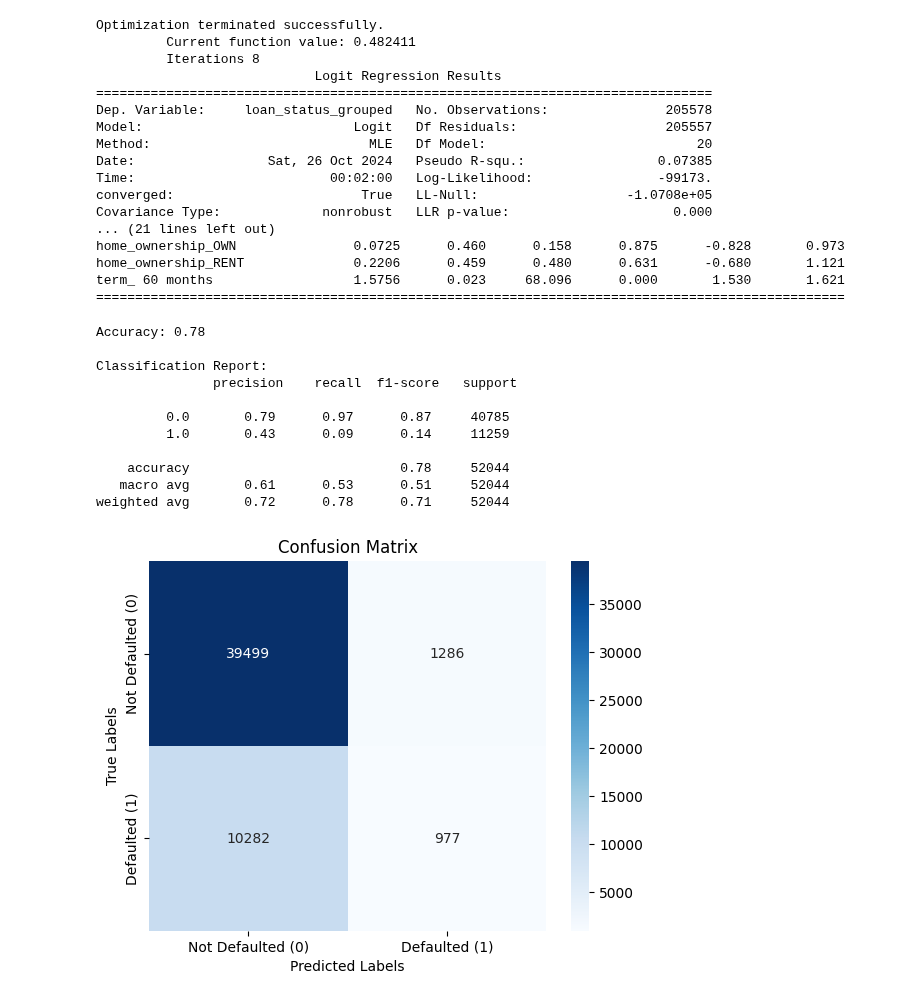
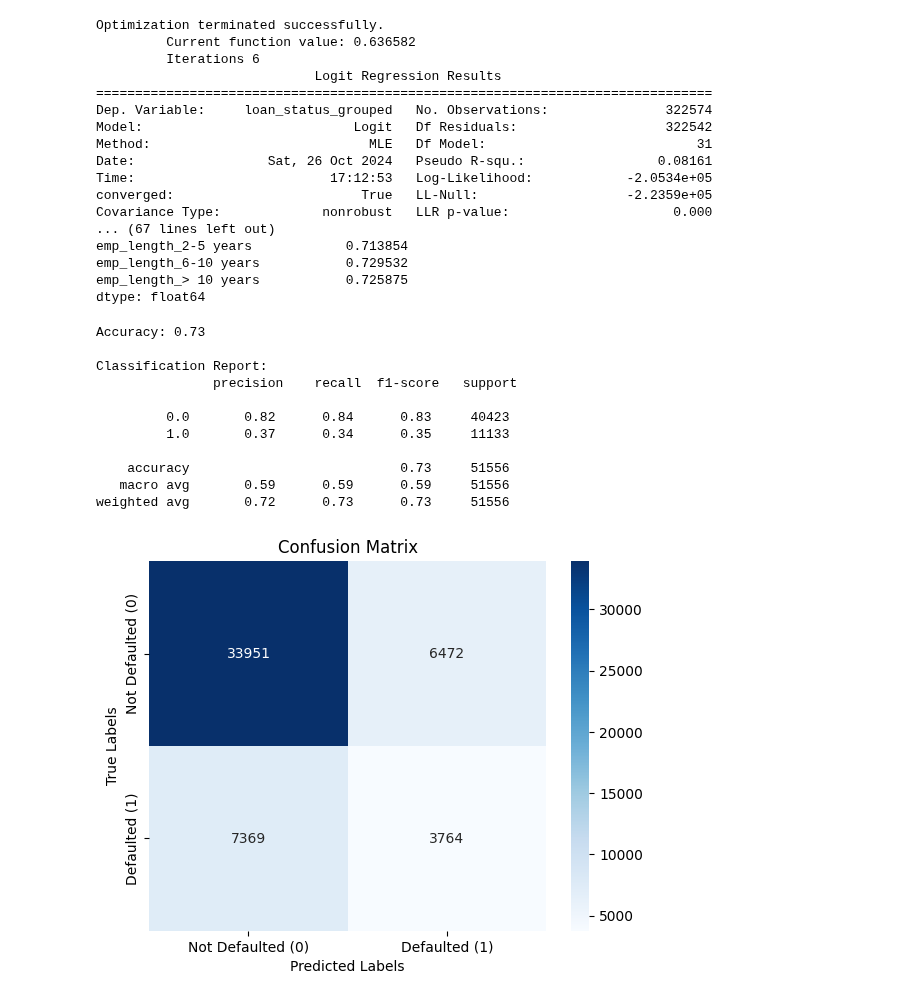
Before and after one commit to tanhl30/HE4045_Project, a Jupyter notebook: 2. Machine Learning A/Elvis_Script.ipynb, the cells around one changed output. Drawn from its saved outputs; the diff is of its cells as text; code cells hidden in the pictures.

```diff
--- a/2. Machine Learning A/Elvis_Script.ipynb
+++ b/2. Machine Learning A/Elvis_Script.ipynb
@@ -54,10 +146,4 @@ X_test[numerical_columns] = scaler.transform(X_test[numerical_columns])
 # %%
-# Dropping variables to avoid multicolinearity and quasi-seperation
-X_train = X_train.drop(['home_ownership_NONE', 'funded_amnt', 'total_pymnt'], axis=1)
-X_test = X_test.drop(['home_ownership_NONE', 'funded_amnt', 'total_pymnt'], axis=1)
-
 # Drop rows with NaN values in X_train or y_train
 X_train = X_train.dropna()
 y_train = y_train[X_train.index]  # Ensure y_train matches X_train
-
-X_train
@@ -94,3 +150,23 @@ array([[-0.34152859,  1.4214719 ,  8.        , ...,  0.        ,
+# %%
+# Checking for higher collinear predictors
+#from statsmodels.stats.outliers_influence import variance_inflation_factor
+#vif_data = pd.DataFrame()
+#vif_data["feature"] = X_train.columns
+#vif_data["VIF"] = [variance_inflation_factor(X_train.values, i) for i in range(X_train.shape[1])]
+#print(vif_data)
+
+# Drop highly collinear predictors from X_train and X_test
+X_train = X_train.drop(columns=['funded_amnt','loan_amnt','total_pymnt','installment'])
+X_test = X_test.drop(columns=['funded_amnt','loan_amnt','total_pymnt','installment'])
+# %%
+# The data has about 5 times as many repaid loans (0) as defaulted loans (1)
+# Such class balance issues can skew predictions greatly
+# We can use SMOTE (Synthetic Minority Over-sampling Technique) to oversample the minority class
+
+from imblearn.over_sampling import SMOTE
+
+smote = SMOTE(random_state=42)
+X_train, y_train = smote.fit_resample(X_train, y_train)
 # %%
 # Using statsmodels library to run Logit Regression
 
@@ -102,62 +178,66 @@ X_test_with_const = sm.add_constant(X_test)
 logit_model = sm.Logit(y_train, X_train_with_const)
 
 # Fit the model and obtain the result object
-result = logit_model.fit(maxiter=2000)
+result = logit_model.fit(maxiter=1000)
 
 # Print the summary of the logistic regression results
 print(result.summary())
+
+# Print odds ratios
+odds_ratios = np.exp(result.params)
+print('\nOdds Ratios\n',odds_ratios)
 # %% [output]
 Optimization terminated successfully.
-         Current function value: 0.482411
-         Iterations 8
+         Current function value: 0.636582
+         Iterations 6
                             Logit Regression Results
 ===============================================================================
-Dep. Variable:     loan_status_grouped   No. Observations:               205578
-Model:                           Logit   Df Residuals:                   205557
-Method:                            MLE   Df Model:                           20
-Date:                 Sat, 26 Oct 2024   Pseudo R-squ.:                 0.07385
-Time:                         00:02:00   Log-Likelihood:                -99173.
-converged:                        True   LL-Null:                   -1.0708e+05
+Dep. Variable:     loan_status_grouped   No. Observations:               322574
+Model:                           Logit   Df Residuals:                   322542
+Method:                            MLE   Df Model:                           31
+Date:                 Sat, 26 Oct 2024   Pseudo R-squ.:                 0.08161
+Time:                         17:12:53   Log-Likelihood:            -2.0534e+05
+converged:                        True   LL-Null:                   -2.2359e+05
 Covariance Type:             nonrobust   LLR p-value:                     0.000
-... (21 lines left out)
-home_ownership_OWN               0.0725      0.460      0.158      0.875      -0.828       0.973
-home_ownership_RENT              0.2206      0.459      0.480      0.631      -0.680       1.121
-term_ 60 months                  1.5756      0.023     68.096      0.000       1.530       1.621
-================================================================================================
+... (67 lines left out)
+emp_length_2-5 years            0.713854
+emp_length_6-10 years           0.729532
+emp_length_> 10 years           0.725875
+dtype: float64
 # %%
 # Make predictions
-threshold = 0.5
+threshold = 0.6
 predicted_probs = result.predict(X_test_with_const)  # Predict probabilities
 predicted_classes = np.where(predicted_probs < threshold, 0, 1)
 
 # Generate evaluation metrics
 accuracy = accuracy_score(y_test, predicted_classes)
 class_report = classification_report(y_test, predicted_classes)
 conf_matrix = confusion_matrix(y_test, predicted_classes)
 
 # Print the accuracy score and classication report
 print(f'Accuracy: {accuracy:.2f}',"\n")
 print("Classification Report:\n", class_report)
 
 # Plot confusion matrix using seaborn heatmap
 sns.heatmap(conf_matrix, annot=True, fmt='.0f', cmap='Blues', cbar=True, xticklabels=['Not Defaulted (0)', 'Defaulted (1)'], yticklabels=['Not Defaulted (0)', 'Defaulted (1)'])
 plt.title('Confusion Matrix')
 plt.xlabel('Predicted Labels')
 plt.ylabel('True Labels')
 plt.show()
 # %% [output]
-Accuracy: 0.78
+Accuracy: 0.73
 
 Classification Report:
                precision    recall  f1-score   support
 
-         0.0       0.79      0.97      0.87     40785
-         1.0       0.43      0.09      0.14     11259
+         0.0       0.82      0.84      0.83     40423
+         1.0       0.37      0.34      0.35     11133
 
-    accuracy                           0.78     52044
-   macro avg       0.61      0.53      0.51     52044
-weighted avg       0.72      0.78      0.71     52044
+    accuracy                           0.73     51556
+   macro avg       0.59      0.59      0.59     51556
+weighted avg       0.72      0.73      0.73     51556
-[figure, old version]
+[figure, new version]
 # %%
 # Don't keep this
 # Just to show how weird the predictions from statsmodels logit regression are
```
Also changed, not shown: parts of 14 cells of this notebook.
